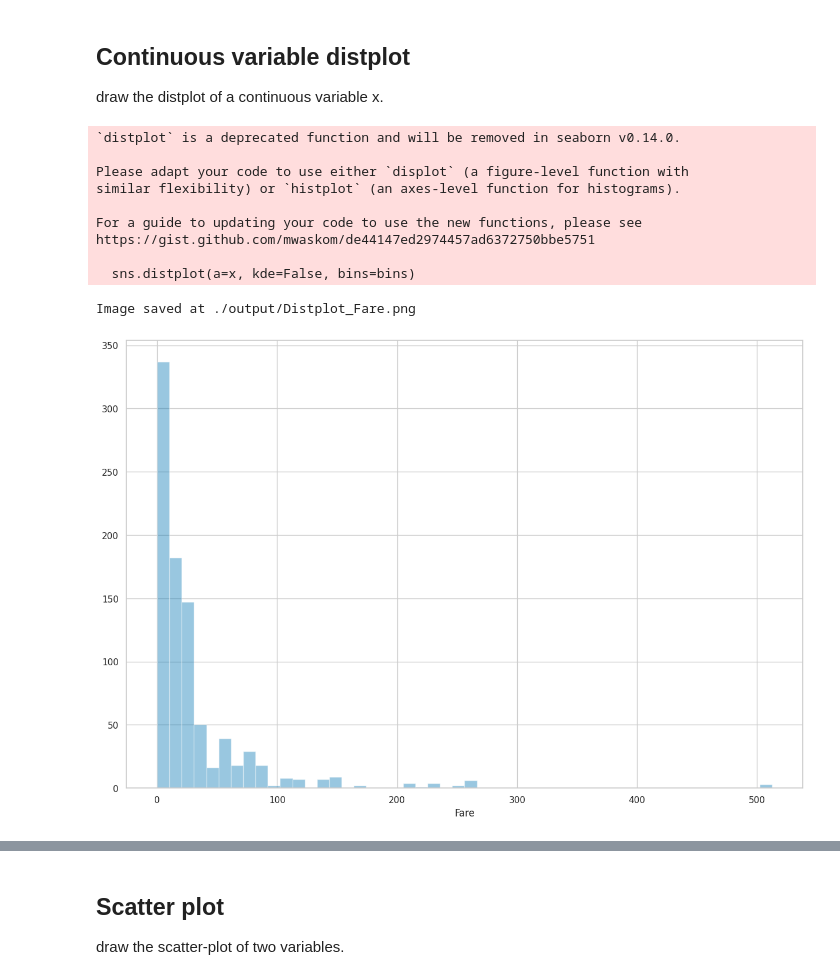
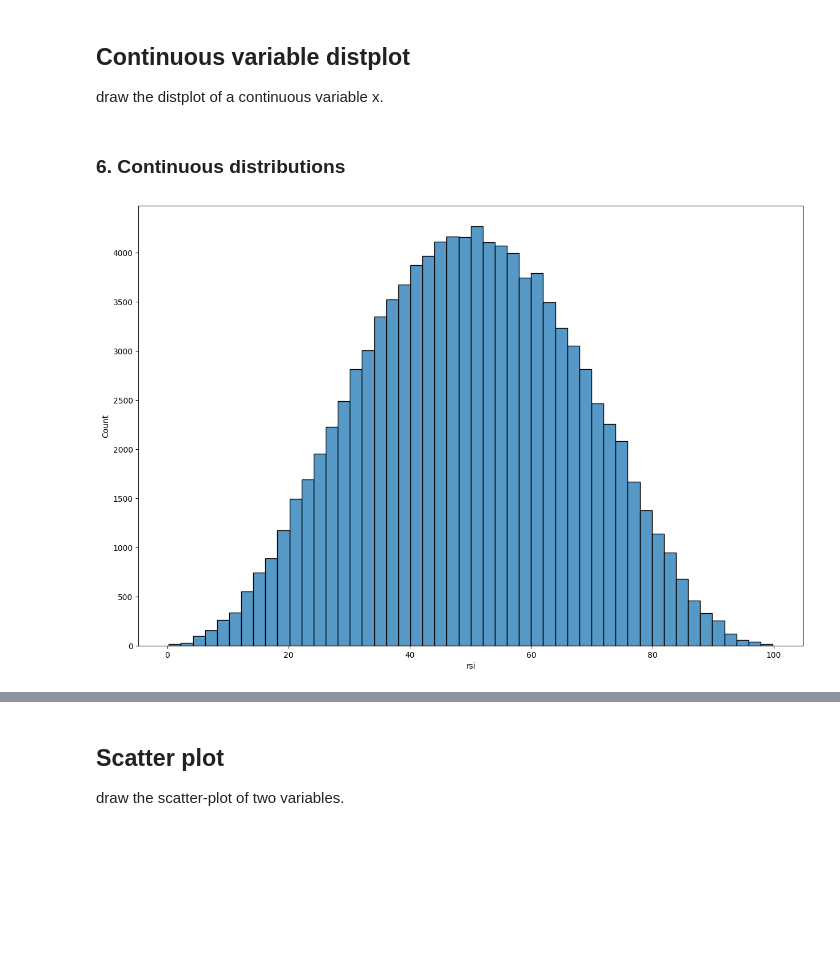
Before and after one commit to manhhungdt06/amazing-feature-engineering, a Jupyter notebook: 1_Demo_Data_Explore.ipynb, the cells around one changed output, grey strips where cells are left out. Drawn from its saved outputs; the diff is of its cells as text; code cells hidden in the pictures; blank space fills up the shorter version.

```diff
--- a/1_Demo_Data_Explore.ipynb
+++ b/1_Demo_Data_Explore.ipynb
@@ -45,7 +25,0 @@ memory usage: 1.2 MB
-# %%
-use_cols = ['time', 'close', 'volume']
-data = pd.read_csv('/home/hung/Data/fxsb/USDxxx/GBPUSD/GBPUSD_240.csv', usecols=use_cols, parse_dates=['time'])
-# %%
-data['change'] = data['close'].pct_change()*100
-# %%
-data.dropna(inplace=True)
@@ -124,0 +128,5 @@ Image saved at ./output/Boxplot_Pclass_Fare.png
+# %%
+# Convert categories to codes for correlation
+data['price_trend_code'] = data['price_trend'].cat.codes
+data['session_code'] = data['trading_session'].cat.codes
+data['vol_level_code'] = data['volatility_level'].cat.codes
@@ -125,17 +139,9 @@ Image saved at ./output/Boxplot_Pclass_Fare.png
 # %% [markdown]
 ## Continuous variable distplot
 draw the distplot of a continuous variable x.
+# %% [markdown]
+### 6. Continuous distributions
 # %%
-explore.continuous_var_distplot(x=data['Fare'],output_path='./output/')
+explore.continuous_var_distplot(x=data['rsi'], output_path='./output/', bins=50)
 # %% [output]
-`distplot` is a deprecated function and will be removed in seaborn v0.14.0.
-
-Please adapt your code to use either `displot` (a figure-level function with
-similar flexibility) or `histplot` (an axes-level function for histograms).
-
-For a guide to updating your code to use the new functions, please see
-https://gist.github.com/mwaskom/de44147ed2974457ad6372750bbe5751
-
-  sns.distplot(a=x, kde=False, bins=bins)
-Image saved at ./output/Distplot_Fare.png
-[figure, old version]
+[figure, new version]
```
Also changed, not shown: parts of 41 cells of this notebook, 6 other files.
